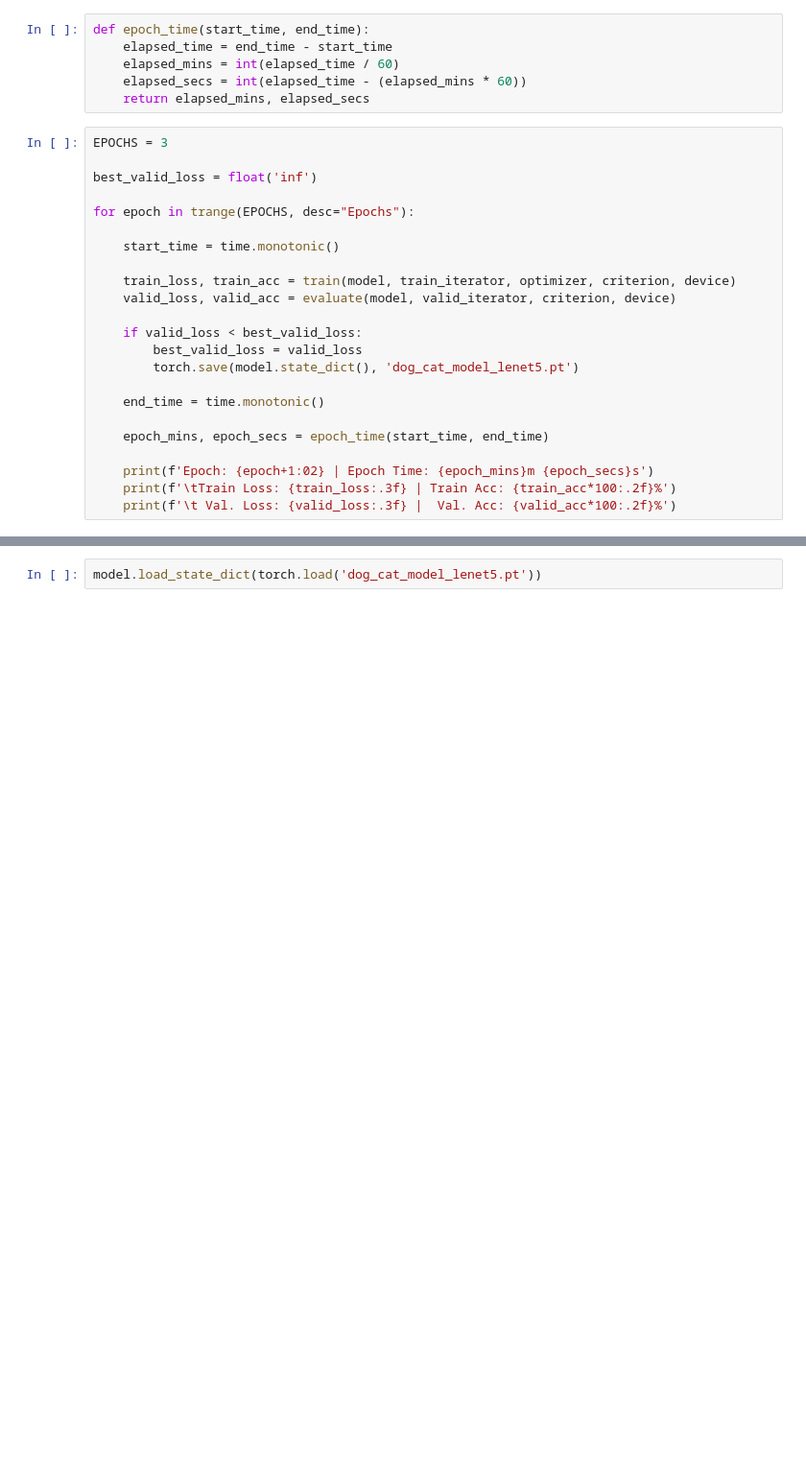
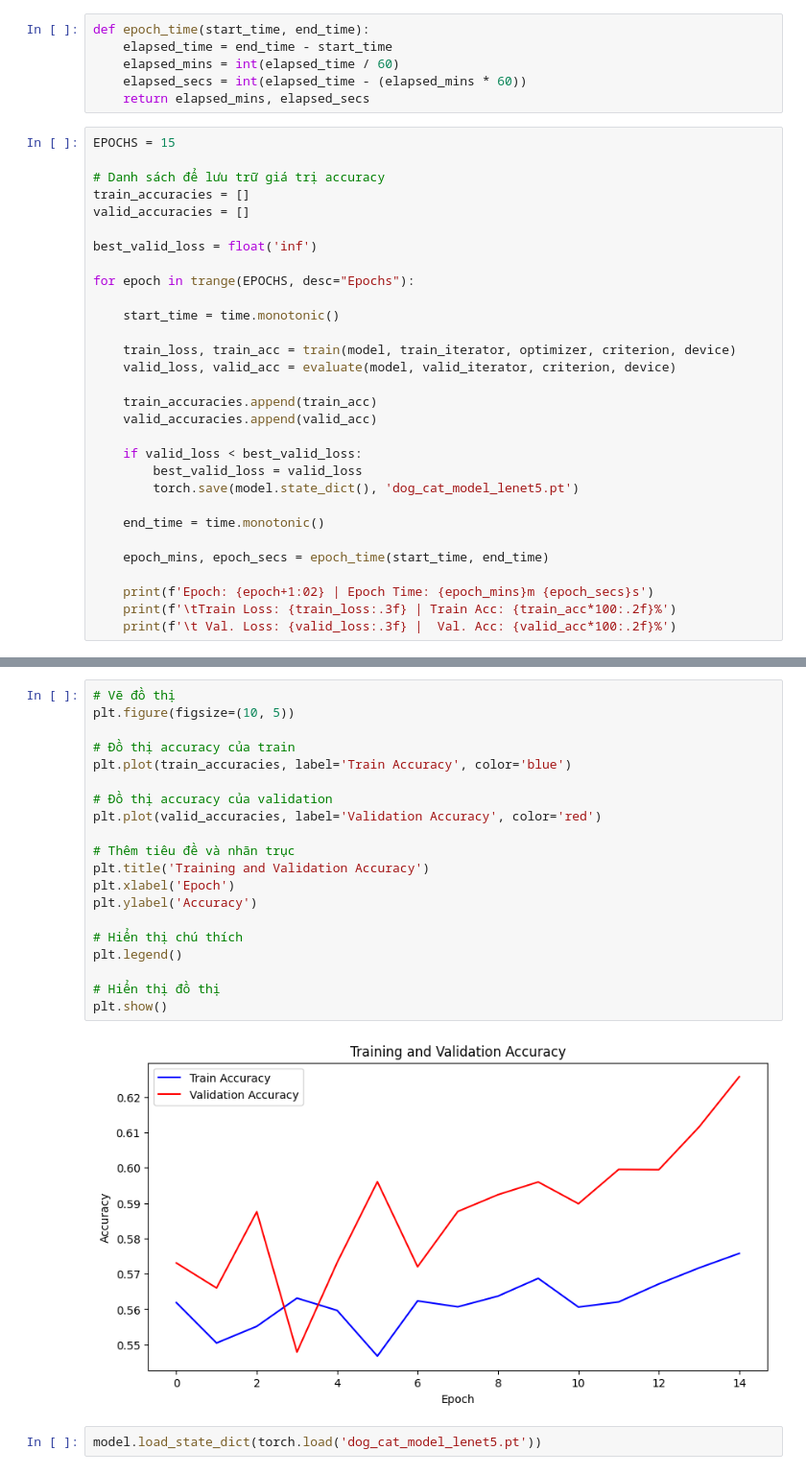
Before and after one commit to Zui1506/deeplearning_model, a Jupyter notebook: Lenet_5.ipynb, the cells around one changed output, grey strips where cells are left out. Shown: that part at 96% size. Saved outputs shown, nothing was run; the diff lists cells and outputs as text; blank space fills up the shorter version.

```diff
--- a/Lenet_5.ipynb
+++ b/Lenet_5.ipynb
@@ -259,7 +259,11 @@ def epoch_time(start_time, end_time):
     elapsed_secs = int(elapsed_time - (elapsed_mins * 60))
     return elapsed_mins, elapsed_secs
 # %%
-EPOCHS = 3
+EPOCHS = 15
+
+# Danh sách để lưu trữ giá trị accuracy
+train_accuracies = []
+valid_accuracies = []
 
 best_valid_loss = float('inf')
 
@@ -269,6 +273,9 @@ for epoch in trange(EPOCHS, desc="Epochs"):
 
     train_loss, train_acc = train(model, train_iterator, optimizer, criterion, device)
     valid_loss, valid_acc = evaluate(model, valid_iterator, criterion, device)
+
+    train_accuracies.append(train_acc)
+    valid_accuracies.append(valid_acc)
 
     if valid_loss < best_valid_loss:
         best_valid_loss = valid_loss
@@ -294,3 +329,25 @@ Epoch: 03 | Epoch Time: 0m 13s
+# %%
+# Vẽ đồ thị
+plt.figure(figsize=(10, 5))
+
+# Đồ thị accuracy của train
+plt.plot(train_accuracies, label='Train Accuracy', color='blue')
+
+# Đồ thị accuracy của validation
+plt.plot(valid_accuracies, label='Validation Accuracy', color='red')
+
+# Thêm tiêu đề và nhãn trục
+plt.title('Training and Validation Accuracy')
+plt.xlabel('Epoch')
+plt.ylabel('Accuracy')
+
+# Hiển thị chú thích
+plt.legend()
+
+# Hiển thị đồ thị
+plt.show()
+# %% [output]
+[figure, added]
 # %%
 model.load_state_dict(torch.load('dog_cat_model_lenet5.pt'))
 # %% [output]
```
Also changed, not shown: parts of 8 cells of this notebook, 1 other file.
